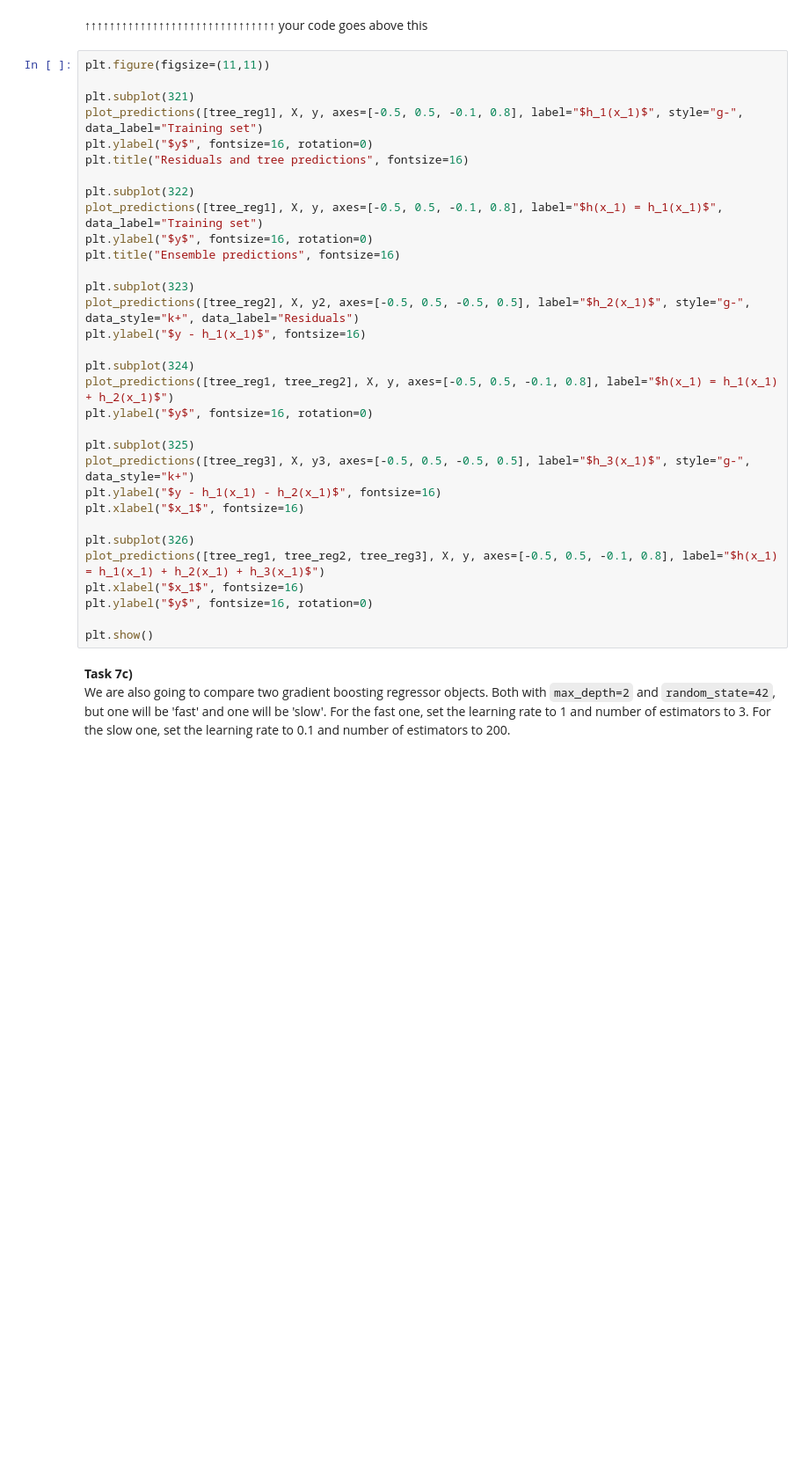
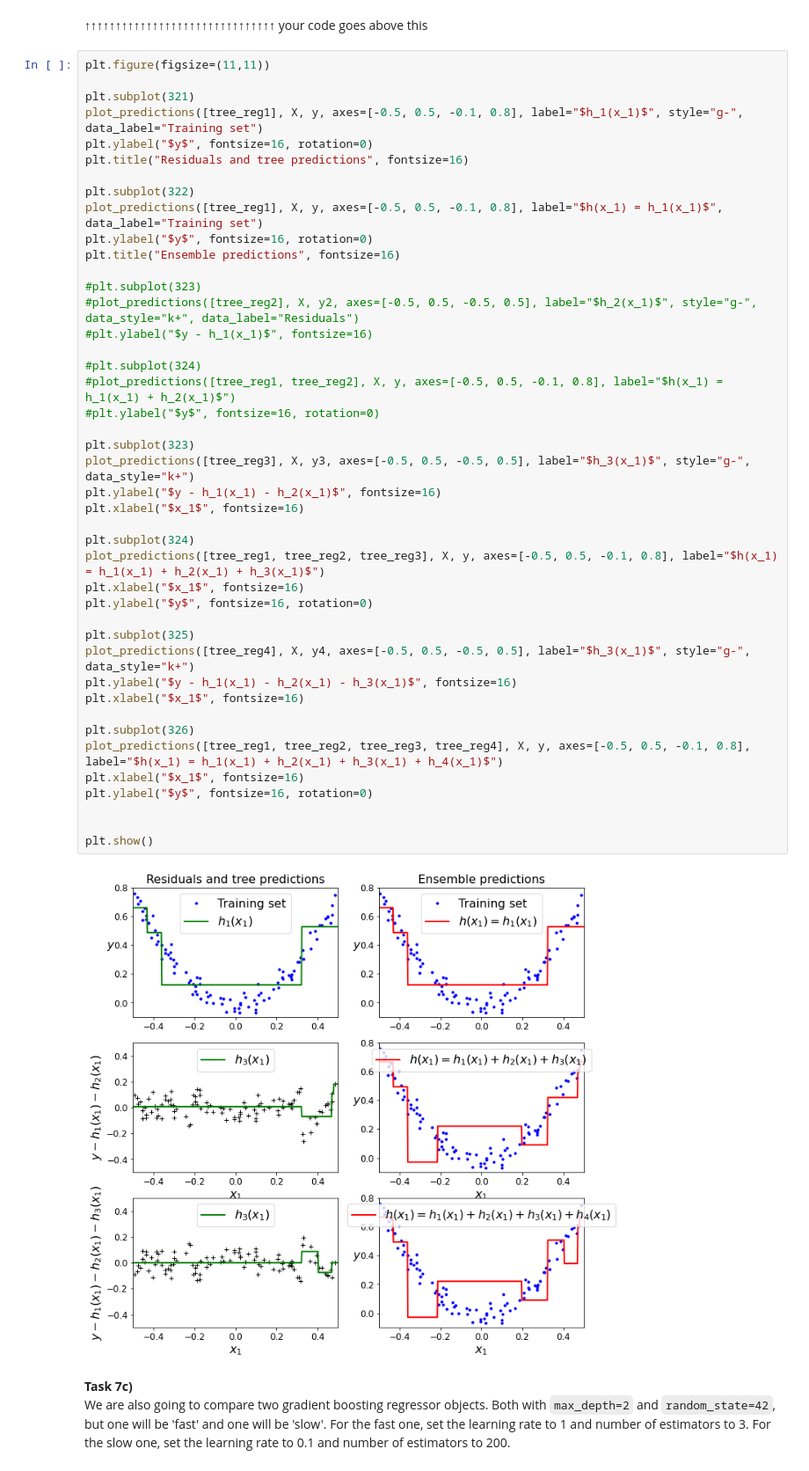
Before and after one commit to ThOliveira23/PH482_582_Sp22, a Jupyter notebook: Exercises/04_Random_Forests.ipynb, the cells around one changed output. Shown at 88% size. Saved outputs shown, nothing was run; the diff lists cells and outputs as text; blank space fills up the shorter version.

```diff
--- a/Exercises/04_Random_Forests.ipynb
+++ b/Exercises/04_Random_Forests.ipynb
@@ -430,35 +484,48 @@ Task 7b) answer:
 # %%
 plt.figure(figsize=(11,11))
 
 plt.subplot(321)
 plot_predictions([tree_reg1], X, y, axes=[-0.5, 0.5, -0.1, 0.8], label="$h_1(x_1)$", style="g-", data_label="Training set")
 plt.ylabel("$y$", fontsize=16, rotation=0)
 plt.title("Residuals and tree predictions", fontsize=16)
 
 plt.subplot(322)
 plot_predictions([tree_reg1], X, y, axes=[-0.5, 0.5, -0.1, 0.8], label="$h(x_1) = h_1(x_1)$", data_label="Training set")
 plt.ylabel("$y$", fontsize=16, rotation=0)
 plt.title("Ensemble predictions", fontsize=16)
 
+#plt.subplot(323)
+#plot_predictions([tree_reg2], X, y2, axes=[-0.5, 0.5, -0.5, 0.5], label="$h_2(x_1)$", style="g-", data_style="k+", data_label="Residuals")
+#plt.ylabel("$y - h_1(x_1)$", fontsize=16)
+
+#plt.subplot(324)
+#plot_predictions([tree_reg1, tree_reg2], X, y, axes=[-0.5, 0.5, -0.1, 0.8], label="$h(x_1) = h_1(x_1) + h_2(x_1)$")
+#plt.ylabel("$y$", fontsize=16, rotation=0)
+
 plt.subplot(323)
-plot_predictions([tree_reg2], X, y2, axes=[-0.5, 0.5, -0.5, 0.5], label="$h_2(x_1)$", style="g-", data_style="k+", data_label="Residuals")
-plt.ylabel("$y - h_1(x_1)$", fontsize=16)
-
-plt.subplot(324)
-plot_predictions([tree_reg1, tree_reg2], X, y, axes=[-0.5, 0.5, -0.1, 0.8], label="$h(x_1) = h_1(x_1) + h_2(x_1)$")
-plt.ylabel("$y$", fontsize=16, rotation=0)
-
-plt.subplot(325)
 plot_predictions([tree_reg3], X, y3, axes=[-0.5, 0.5, -0.5, 0.5], label="$h_3(x_1)$", style="g-", data_style="k+")
 plt.ylabel("$y - h_1(x_1) - h_2(x_1)$", fontsize=16)
 plt.xlabel("$x_1$", fontsize=16)
 
-plt.subplot(326)
+plt.subplot(324)
 plot_predictions([tree_reg1, tree_reg2, tree_reg3], X, y, axes=[-0.5, 0.5, -0.1, 0.8], label="$h(x_1) = h_1(x_1) + h_2(x_1) + h_3(x_1)$")
 plt.xlabel("$x_1$", fontsize=16)
 plt.ylabel("$y$", fontsize=16, rotation=0)
 
+plt.subplot(325)
+plot_predictions([tree_reg4], X, y4, axes=[-0.5, 0.5, -0.5, 0.5], label="$h_3(x_1)$", style="g-", data_style="k+")
+plt.ylabel("$y - h_1(x_1) - h_2(x_1) - h_3(x_1)$", fontsize=16)
+plt.xlabel("$x_1$", fontsize=16)
+
+plt.subplot(326)
+plot_predictions([tree_reg1, tree_reg2, tree_reg3, tree_reg4], X, y, axes=[-0.5, 0.5, -0.1, 0.8], label="$h(x_1) = h_1(x_1) + h_2(x_1) + h_3(x_1) + h_4(x_1)$")
+plt.xlabel("$x_1$", fontsize=16)
+plt.ylabel("$y$", fontsize=16, rotation=0)
+
+
 plt.show()
+# %% [output]
+[figure, added]
 # %% [markdown]
 **Task 7c)**
 We are also going to compare two gradient boosting regressor objects.
```
Also changed, not shown: parts of 41 cells of this notebook.
